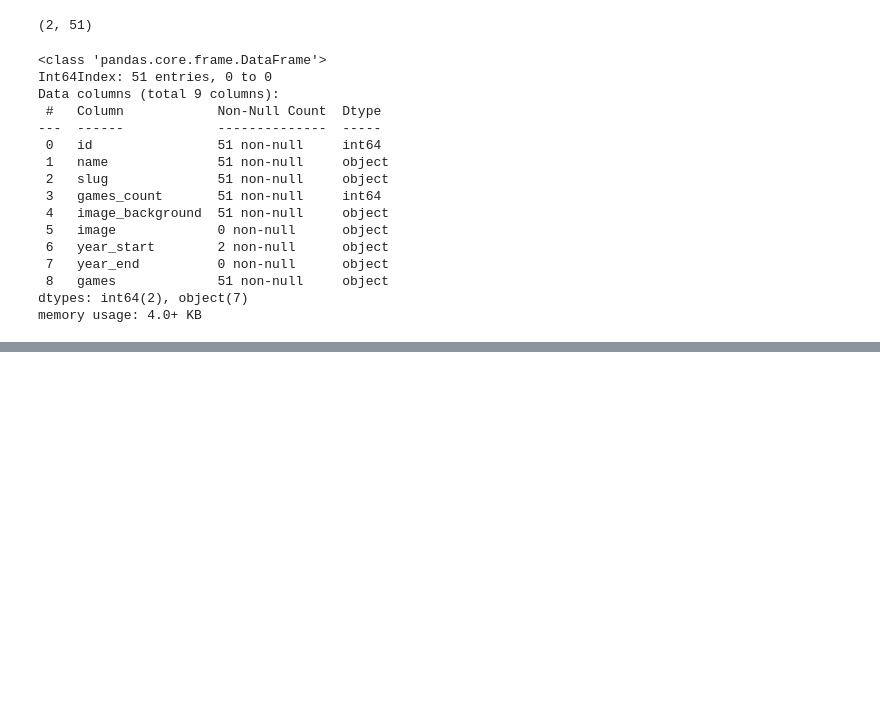
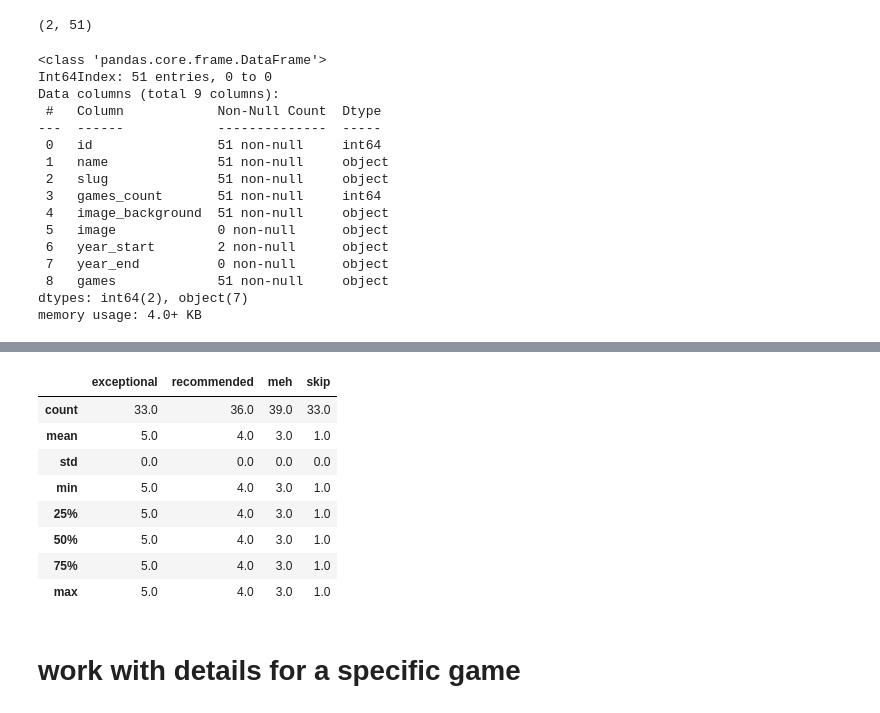
Before and after one commit to rsunderscore/rawgvideogames, a Jupyter notebook: exploring_rawg_data.ipynb, the cells around one changed output, grey strips where cells are left out. Drawn from its saved outputs; the diff is of its cells as text; code cells hidden in the pictures; blank space fills up the shorter version.

```diff
--- a/exploring_rawg_data.ipynb
+++ b/exploring_rawg_data.ipynb
@@ -133,0 +235,23 @@ memory usage: 8.3+ KB
+# %%
+#pd.DataFrame(srchgames2['ratings'].iloc[2])
+#{x['id']: x['title'] for x in srchgames2['ratings'].iloc[2]}
+
+def sratings(r):
+    return pd.Series({x['title']: x['id'] for x in r})
+
+def test_sratings():
+    return sratings(srchgames2['ratings'].iloc[2])
+
+srchgames2['ratings'].apply(sratings).describe()
+# %% [output]
+|  | exceptional | recommended | meh | skip |
+| count | 33.0 | 36.0 | 39.0 | 33.0 |
+| mean | 5.0 | 4.0 | 3.0 | 1.0 |
+| std | 0.0 | 0.0 | 0.0 | 0.0 |
+| min | 5.0 | 4.0 | 3.0 | 1.0 |
+| 25% | 5.0 | 4.0 | 3.0 | 1.0 |
+| 50% | 5.0 | 4.0 | 3.0 | 1.0 |
+| 75% | 5.0 | 4.0 | 3.0 | 1.0 |
+| max | 5.0 | 4.0 | 3.0 | 1.0 |
+# %% [markdown]
+# work with details for a specific game
```
Also changed, not shown: parts of 37 cells of this notebook.
